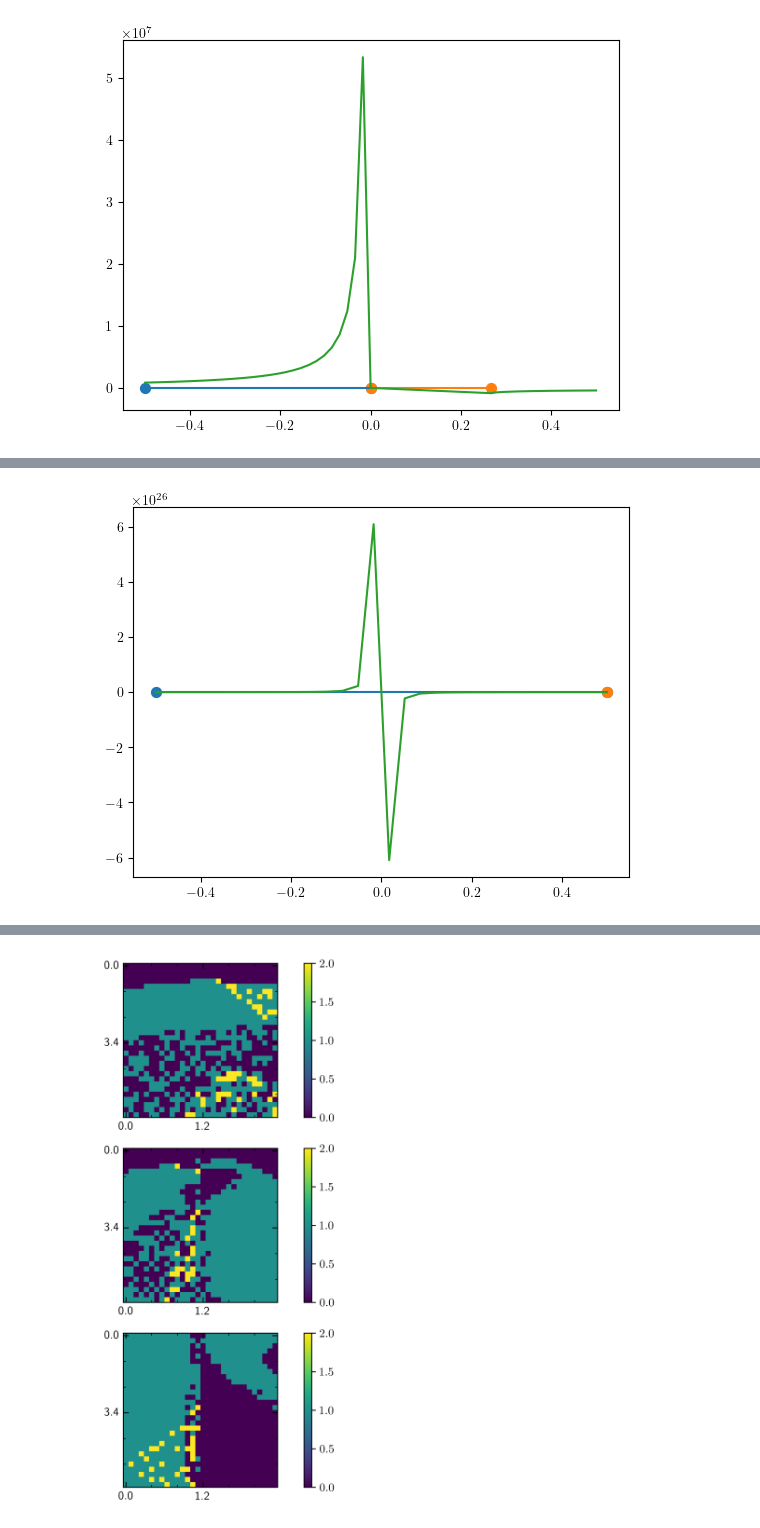
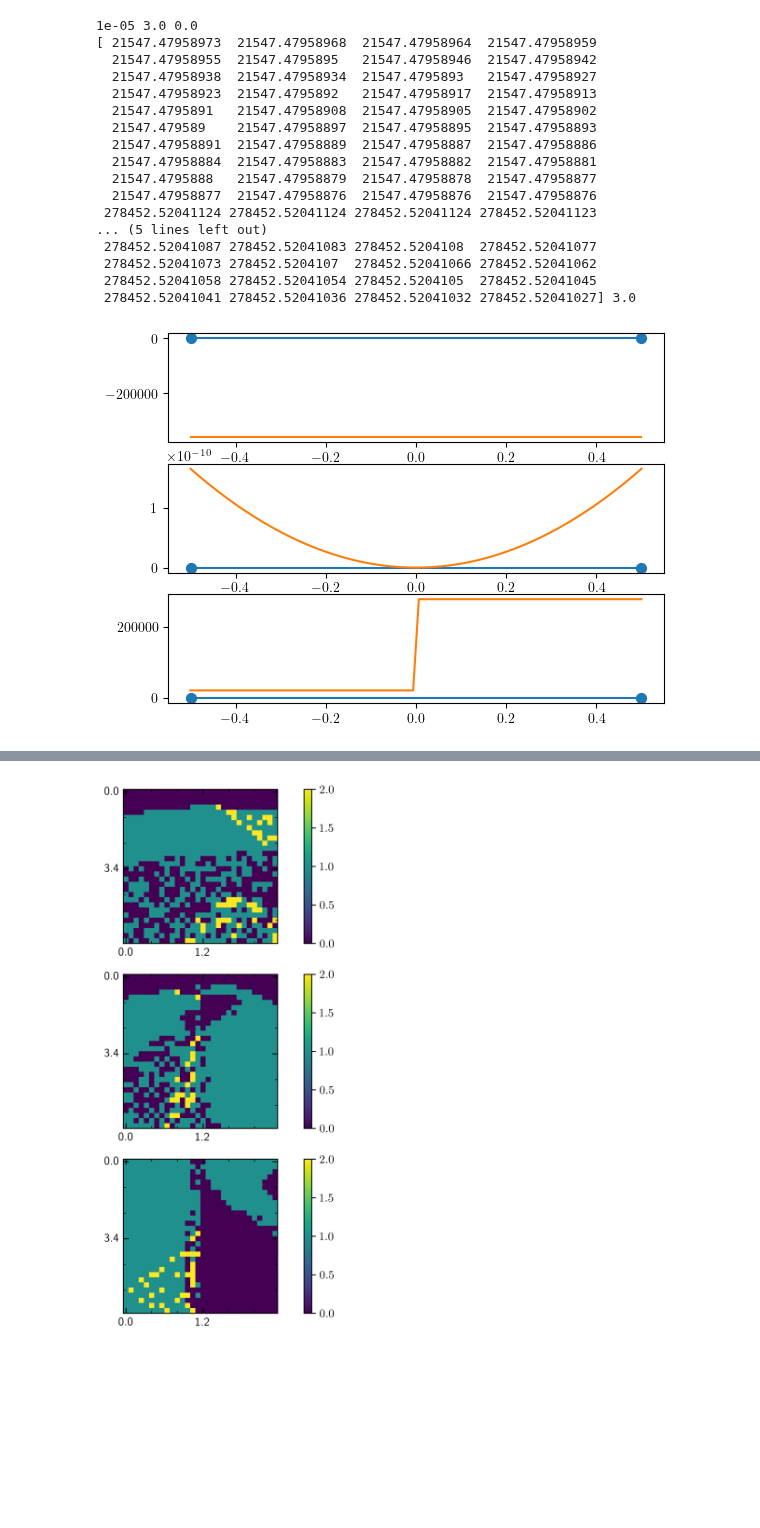
Before and after one commit to ChriGomm/Bachelor_sympy, a Jupyter notebook: delta.ipynb, the cells around one changed output, grey strips where cells are left out. Saved outputs shown, nothing was run; the diff lists cells and outputs as text; code cells hidden in the pictures; blank space fills up the shorter version.

```diff
--- a/delta.ipynb
+++ b/delta.ipynb
@@ -65,15 +65,15 @@ def Foriginal(x,y,w,k,delta,Gamma,gamma):
 def y1ofx(x,w,k,delta,Gamma,gamma):
     if x==0:
         return 0
-    return 1/(2*k**2*x)*(k*w*x-Gamma*delta/2+np.sqrt((k*w*x-Gamma*delta/2)**2-4*x*k**2*(k**2*x**3+AOK(k,Gamma,gamma)/2)))
+    return 1/(2*k**2*x)*(k*w*x-Gamma*delta/2+np.sqrt((k*w*x-Gamma*delta/2)**2-4*x*k**2*(k**2*x**3+AOK(k,Gamma,gamma)/2*x)))
 
 def insq(x,w,k,delta,Gamma,gamma):
-    return (k*w*x-Gamma*delta/2)**2-4*x*k**2*(k**2*x**3+AOK(k,Gamma,gamma)/2)
+    return (k*w*x-Gamma*delta/2)**2-4*x*k**2*(k**2*x**3+AOK(k,Gamma,gamma)/2*x)
 
 def y2ofx(x,w,k,delta,Gamma,gamma):
     if x==0:
         return w/k
-    return 1/(2*k**2*x)*(k*w*x-Gamma*delta/2-np.sqrt((k*w*x-Gamma*delta/2)**2-4*x*k**2*(k**2*x**3+AOK(k,Gamma,gamma)/2)))
+    return 1/(2*k**2*x)*(k*w*x-Gamma*delta/2-np.sqrt((k*w*x-Gamma*delta/2)**2-4*x*k**2*(k**2*x**3+AOK(k,Gamma,gamma)/2*x)))
 
 def Fx(x,w,k,delta,Gamma,gamma,s):
     if s==1:
@@ -120,6 +120,16 @@ def set_xgird(w,k,delta,Gamma,gamma,points=False):
     if p1!=None:
         newgrid = np.concatenate((newgrid,np.linspace(p1,grid1[-1],30)))
         gridpoints.append(grid1[-1])
+
+    # print(len(gridpoints),gridpoints)
+    if len(gridpoints)==2:
+        # print(gridpoints[0],grid1[0])
+        if gridpoints[0]==grid1[0]:
+            # print(gridpoints[-1],grid1[-1])
+            if gridpoints[-1]==grid1[-1]:
+                if points:
+                    return np.linspace(-0.5-1/10**5,0.5+1/10**5,80), np.array(gridpoints)
+                return np.linspace(-0.5-1/10**5,0.5+1/10**5,80)
     if points==True:
         return newgrid[1:], np.array(gridpoints)
     return newgrid[1:]
@@ -377,12 +387,12 @@ for ik, kval in enumerate(k):
 10.0 6.0 -3.9655172413793105
 # %%
 s =1
-x = np.linspace(-0.5,0.5)
+x_range = np.linspace(-0.5,0.5)
 gridpoints = 3
 k= np.linspace(1/10**5,10,gridpoints)
 w = np.linspace(0,6,gridpoints)
 d = np.linspace(-5,5,gridpoints)
-xsol = np.ones((gridpoints,gridpoints,gridpoints,10))
+xsol = np.ones((gridpoints,gridpoints,gridpoints,30))
 # xgrid = np.linspace(-0.5-1/10**5,0.5+1/10**5,40)
 solution_number = np.zeros((gridpoints,gridpoints,gridpoints))
 for ik, kval in enumerate(k):
@@ -391,14 +401,38 @@ for ik, kval in enumerate(k):
             sol_numb = 0
             xgrid, points = set_xgird(wval,kval,dval,Gam,sgam,points=True)
             Func = np.zeros_like(xgrid)
-            plt.figure()
-            for i,x in enumerate(xgrid):
-                Func[i]=Fx(x,wval,kval,dval,Gam,sgam,1)
-                if i//2==0:
-                    plt.scatter(points[i:i+2],np.zeros_like(points[i:i+2]),s=50)
-                    plt.plot(points[i:i+2],np.zeros_like(points[i:i+2]))
-                plt.plot
-            plt.plot(xgrid,Func)
+            if xgrid[0]==-2:
+                plt.figure()
+                plt.plot(x_range,insq(x_range,wval,kval,dval,Gam,sgam))
+                plt.show()
+                continue
+            for j in range(len(xgrid)-1):
 
+                Fl = Fx(xgrid[j],wval,kval,dval,Gam,sgam,s)
+                Fu = Fx(xgrid[j+1],wval,kval,dval,Gam,sgam,s)
+                if Fl*Fu<=0:
+                    r = root_scalar(Fx,args=(wval,kval,dval,Gam,sgam,s),method='bisect',bracket=(xgrid[j],xgrid[j+1]))
+                    xsol[ik,iw,id,sol_numb] = r.root
+                    sol_numb+=1
+            solution_number[ik,iw,id]=sol_numb
+            if sol_numb==0:
+                print(kval,wval,dval)
+            fig, ax = plt.subplots(3,1)
+            for n in range(3):
+                for i,x in enumerate(xgrid):
+                    if n==0:
+                        Func[i]=Fx(x,wval,kval,dval,Gam,sgam,1)
+                    elif n==1:
+                        Func[i]=insq(x,wval,kval,dval,Gam,sgam)
+                    else:
+                        Func[i]=y1ofx(x,wval,kval,dval,Gam,sgam)
+                for j in range(len(points)):
+                    if j%2==0:
+                        ax[n].plot(points[j:j+2],np.zeros_like(points[j:j+2]))
+                ax[n].scatter(points,np.zeros_like(points),s=50)
+                ax[n].plot(xgrid,Func)
+            for soli in range(sol_numb):
+                ax[-2].scatter(xsol[ik,iw,id,soli],0,s=20,color="0")
+            print(Func,wval)
             plt.show()
 # %% [output]
@@ -409 +497,18 @@ for ik, kval in enumerate(k):
+1e-05 3.0 0.0
+[ 21547.47958973  21547.47958968  21547.47958964  21547.47958959
+  21547.47958955  21547.4795895   21547.47958946  21547.47958942
+  21547.47958938  21547.47958934  21547.4795893   21547.47958927
+  21547.47958923  21547.4795892   21547.47958917  21547.47958913
+  21547.4795891   21547.47958908  21547.47958905  21547.47958902
+  21547.479589    21547.47958897  21547.47958895  21547.47958893
+  21547.47958891  21547.47958889  21547.47958887  21547.47958886
+  21547.47958884  21547.47958883  21547.47958882  21547.47958881
+  21547.4795888   21547.47958879  21547.47958878  21547.47958877
+  21547.47958877  21547.47958876  21547.47958876  21547.47958876
+ 278452.52041124 278452.52041124 278452.52041124 278452.52041123
+... (5 lines left out)
+ 278452.52041087 278452.52041083 278452.5204108  278452.52041077
+ 278452.52041073 278452.5204107  278452.52041066 278452.52041062
+ 278452.52041058 278452.52041054 278452.5204105  278452.52041045
+ 278452.52041041 278452.52041036 278452.52041032 278452.52041027] 3.0
-[figure, old version]
+[figure, new version]
@@ -411 +529,0 @@ for ik, kval in enumerate(k):
-[figure, removed]
```
Also changed, not shown: parts of 3 cells of this notebook.
